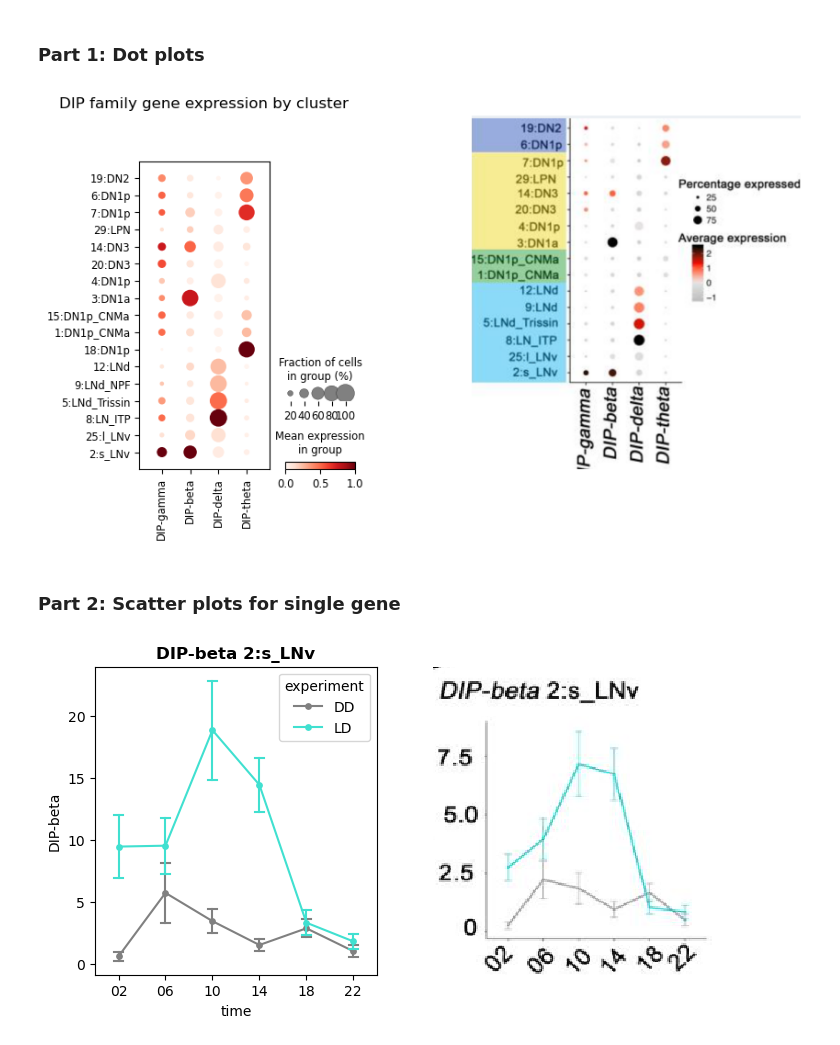
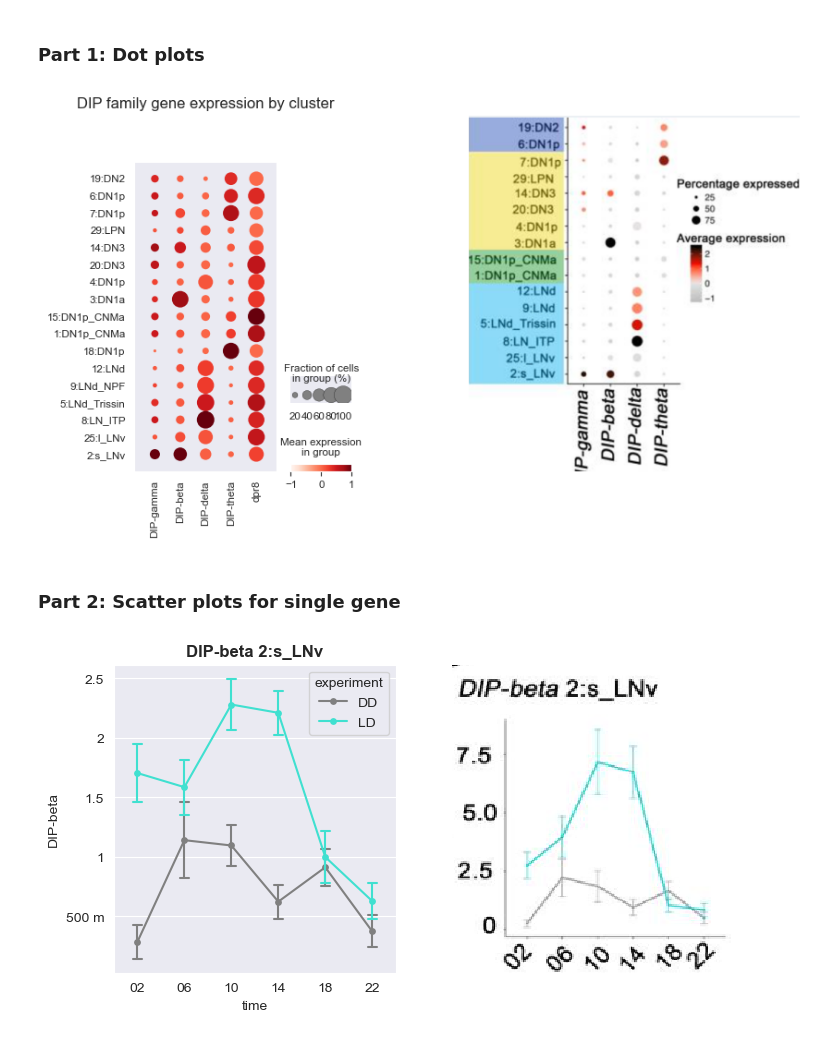
Before and after one commit to gonzagrau/circadian-drosophilia-viewer, a Jupyter notebook: test_rosbach_figures.ipynb, the cells around one changed output. Saved outputs shown, nothing was run; the diff lists cells and outputs as text; code cells hidden in the pictures.

```diff
--- a/test_rosbach_figures.ipynb
+++ b/test_rosbach_figures.ipynb
@@ -15,7 +15,7 @@ from dataset_handler import df_to_anndata, anndata_to_df
 The autoreload extension is already loaded. To reload it, use:
   %reload_ext autoreload
 # %%
-DIP_df = pd.read_csv('data_subsets/DIP-genes.csv', index_col=0)
+DIP_df = pd.read_csv('data_subsets/DIP_drp.csv', index_col=0)
 DIP_df_bk = deepcopy(DIP_df)
 DIP_ad = df_to_anndata(DIP_df)
 DIP_ad_bk = deepcopy(DIP_ad)
@@ -64,30 +64,32 @@ for ident in idents:
 # %%
 DIP_ad = deepcopy(DIP_ad_bk)
 fig, axs = plt.subplots(1, 2, figsize=(10, 5), gridspec_kw={'width_ratios': [1, 2]})
 fig6_B = mpimg.imread('fig6_B.png')
 reorder = ["19:DN2", "6:DN1p", "7:DN1p", "29:LPN", "14:DN3", "20:DN3", "4:DN1p",
            "3:DN1a", "15:DN1p_CNMa", "1:DN1p_CNMa", "18:DN1p",
            "12:LNd", "9:LNd_NPF","5:LNd_Trissin", "8:LN_ITP", "25:l_LNv", "2:s_LNv"]
 dotplot = sc.pl.DotPlot(DIP_ad,
                         var_names=DIP_ad.var_names,
                         groupby='Idents',
                         categories_order=reorder,
                         standard_scale='var',
+                        vmin=-1,
+                        vmax=1,
                         var_group_rotation=0.,
                         edgecolors=None,
                         mean_only_expressed=True,
                         title='DIP family gene expression by cluster',
                         cmap='Reds',
                         linewidth=0.,
                         ax=axs[0],)
 dotplot.DEFAULT_CATEGORY_WIDTH = 0.7
 dotplot.DEFAULT_CATEGORY_HEIGHT = 0.4
 dotplot.DEFAULT_PLOT_Y_PADDING = 2
 axs[1].imshow(fig6_B)
 axs[1].axis('off')
 dotplot.show()
 # %% [output]
-[figure, old version]
+[figure, new version]
 # %% [markdown]
 ### Part 2: Scatter plots for single gene
 # %%
@@ -125,4 +127,4 @@ sns.pointplot(DIP_df[DIP_df['Idents']==cluster],
               ax=axs[0])
 plt.show()
 # %% [output]
-[figure, old version]
+[figure, new version]
```
Also changed, not shown: parts of 1 cell of this notebook, 3 other files.
